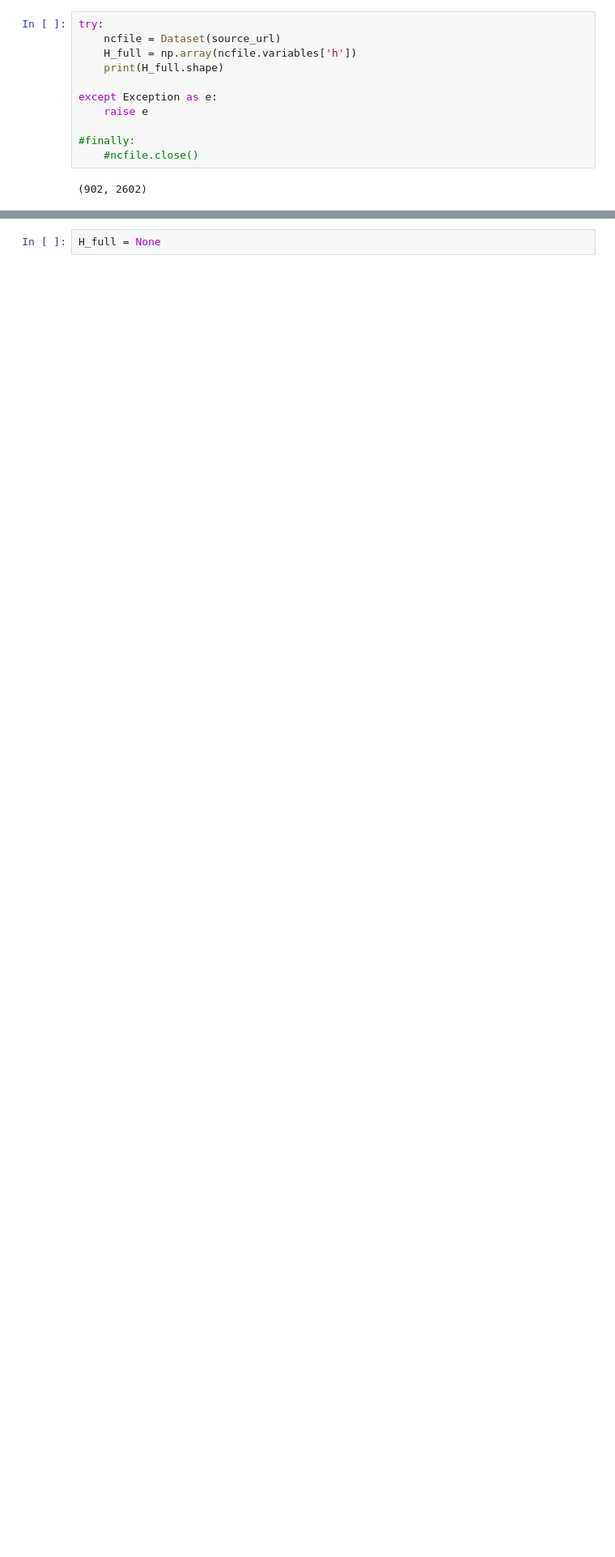
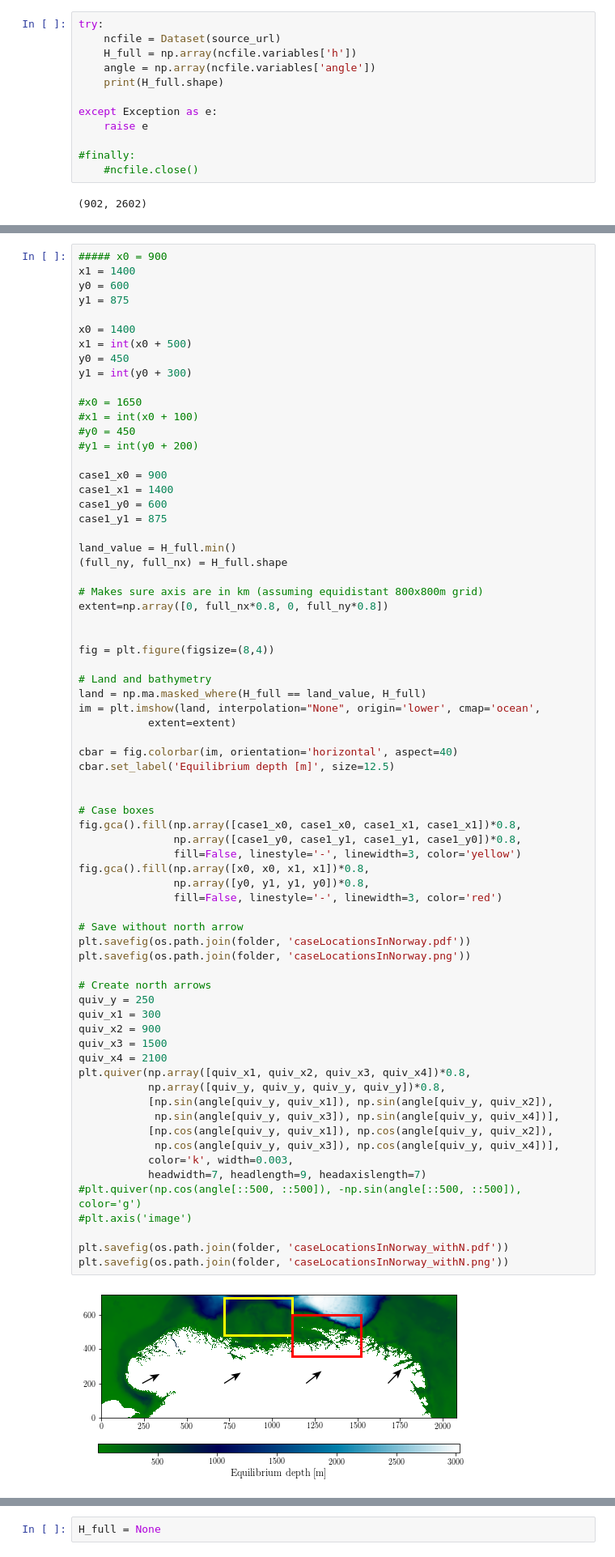
Before and after one commit to metno/gpu-ocean, a Jupyter notebook: gpu_ocean/demos/realisticSimulations/Lofoten.ipynb, the cells around one changed output, grey strips where cells are left out. Shown at 81% size. Drawn from its saved outputs; the diff is of its cells as text; blank space fills up the shorter version.

Commit message:
Location of the cases within the NorKyst800 model

```diff
--- a/gpu_ocean/demos/realisticSimulations/Lofoten.ipynb
+++ b/gpu_ocean/demos/realisticSimulations/Lofoten.ipynb
@@ -211,6 +211,7 @@ source_url = norkyst800_url
 try:
     ncfile = Dataset(source_url)
     H_full = np.array(ncfile.variables['h'])
+    angle = np.array(ncfile.variables['angle'])
     print(H_full.shape)
 
 except Exception as e:
@@ -248,0 +224,72 @@ plt.colorbar(shrink=0.4)
+# %%
+##### x0 = 900
+x1 = 1400
+y0 = 600
+y1 = 875
+
+x0 = 1400
+x1 = int(x0 + 500)
+y0 = 450
+y1 = int(y0 + 300)
+
+#x0 = 1650
+#x1 = int(x0 + 100)
+#y0 = 450
+#y1 = int(y0 + 200)
+
+case1_x0 = 900
+case1_x1 = 1400
+case1_y0 = 600
+case1_y1 = 875
+
+land_value = H_full.min()
+(full_ny, full_nx) = H_full.shape
+
+# Makes sure axis are in km (assuming equidistant 800x800m grid)
+extent=np.array([0, full_nx*0.8, 0, full_ny*0.8])
+
+
+fig = plt.figure(figsize=(8,4))
+
+# Land and bathymetry
+land = np.ma.masked_where(H_full == land_value, H_full)
+im = plt.imshow(land, interpolation="None", origin='lower', cmap='ocean',
+           extent=extent)
+
+cbar = fig.colorbar(im, orientation='horizontal', aspect=40)
+cbar.set_label('Equilibrium depth [m]', size=12.5)
+
+
+# Case boxes
+fig.gca().fill(np.array([case1_x0, case1_x0, case1_x1, case1_x1])*0.8,
+               np.array([case1_y0, case1_y1, case1_y1, case1_y0])*0.8,
+               fill=False, linestyle='-', linewidth=3, color='yellow')
+fig.gca().fill(np.array([x0, x0, x1, x1])*0.8,
+               np.array([y0, y1, y1, y0])*0.8,
+               fill=False, linestyle='-', linewidth=3, color='red')
+
+# Save without north arrow
+plt.savefig(os.path.join(folder, 'caseLocationsInNorway.pdf'))
+plt.savefig(os.path.join(folder, 'caseLocationsInNorway.png'))
+
+# Create north arrows
+quiv_y = 250
+quiv_x1 = 300
+quiv_x2 = 900
+quiv_x3 = 1500
+quiv_x4 = 2100
+plt.quiver(np.array([quiv_x1, quiv_x2, quiv_x3, quiv_x4])*0.8,
+           np.array([quiv_y, quiv_y, quiv_y, quiv_y])*0.8,
+           [np.sin(angle[quiv_y, quiv_x1]), np.sin(angle[quiv_y, quiv_x2]),
+            np.sin(angle[quiv_y, quiv_x3]), np.sin(angle[quiv_y, quiv_x4])],
+           [np.cos(angle[quiv_y, quiv_x1]), np.cos(angle[quiv_y, quiv_x2]),
+            np.cos(angle[quiv_y, quiv_x3]), np.cos(angle[quiv_y, quiv_x4])],
+           color='k', width=0.003,
+           headwidth=7, headlength=9, headaxislength=7)
+#plt.quiver(np.cos(angle[::500, ::500]), -np.sin(angle[::500, ::500]), color='g')
+#plt.axis('image')
+
+plt.savefig(os.path.join(folder, 'caseLocationsInNorway_withN.pdf'))
+plt.savefig(os.path.join(folder, 'caseLocationsInNorway_withN.png'))
+# %% [output]
+[figure, added]
```
Also changed, not shown: parts of 3 cells of this notebook.
